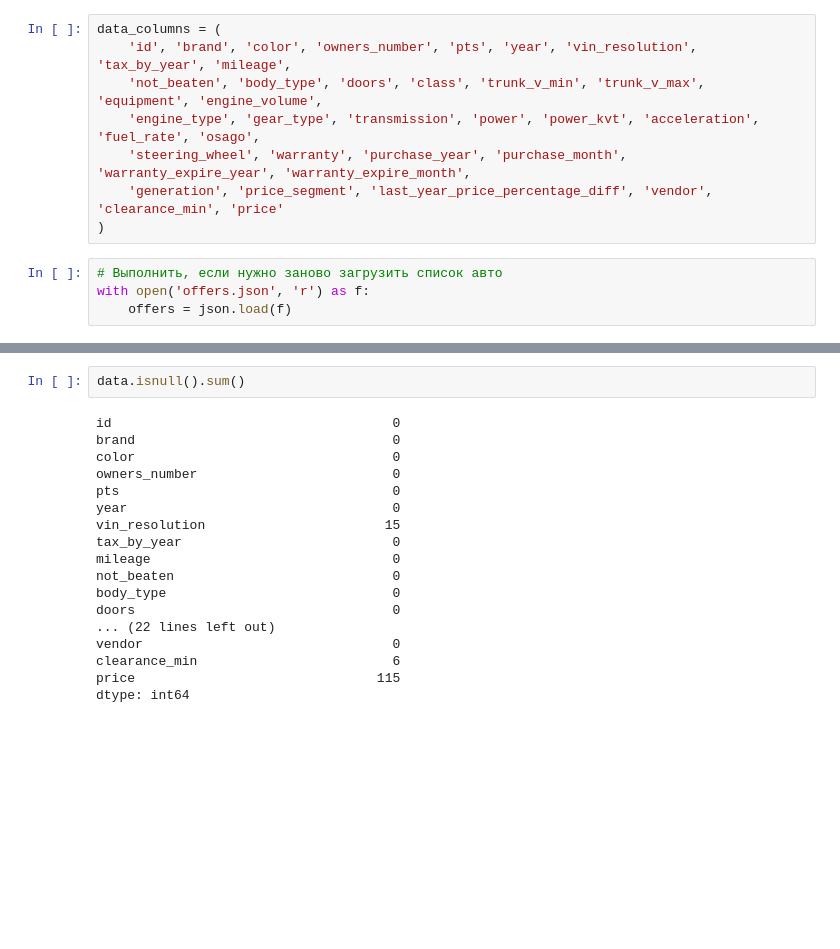
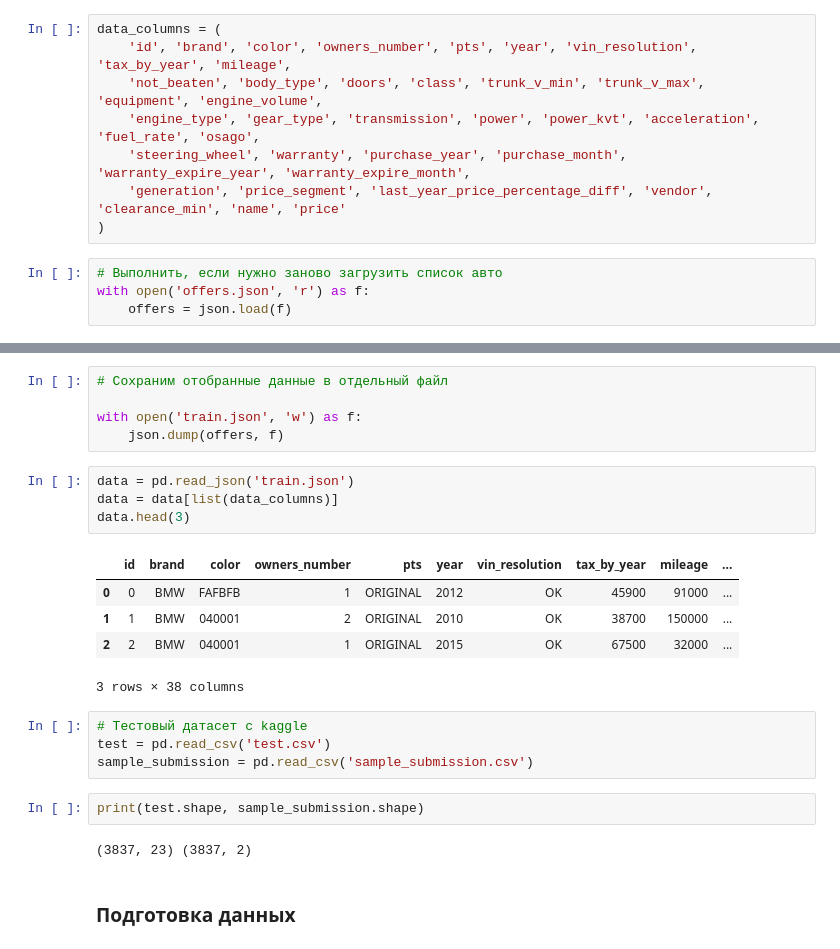
Before and after one commit to demade74/sf_rds_projects, a Jupyter notebook: CHOOSING_AUTO/main.ipynb, the cells around one changed output, grey strips where cells are left out. Saved outputs shown, nothing was run; the diff lists cells and outputs as text; blank space fills up the shorter version.

```diff
--- a/CHOOSING_AUTO/main.ipynb
+++ b/CHOOSING_AUTO/main.ipynb
@@ -63,7 +86,7 @@ data_columns = (
     'not_beaten', 'body_type', 'doors', 'class', 'trunk_v_min', 'trunk_v_max', 'equipment', 'engine_volume',
     'engine_type', 'gear_type', 'transmission', 'power', 'power_kvt', 'acceleration', 'fuel_rate', 'osago',
     'steering_wheel', 'warranty', 'purchase_year', 'purchase_month', 'warranty_expire_year', 'warranty_expire_month',
-    'generation', 'price_segment', 'last_year_price_percentage_diff', 'vendor', 'clearance_min', 'price'
+    'generation', 'price_segment', 'last_year_price_percentage_diff', 'vendor', 'clearance_min', 'name', 'price'
 )
 # %%
 # Выполнить, если нужно заново загрузить список авто
@@ -176,20 +165,25 @@ data.head(10)
-# %%
-data.isnull().sum()
-# %% [output]
-id                                    0
-brand                                 0
-color                                 0
-owners_number                         0
-pts                                   0
-year                                  0
-vin_resolution                       15
-tax_by_year                           0
-mileage                               0
-not_beaten                            0
-body_type                             0
-doors                                 0
-... (22 lines left out)
-vendor                                0
-clearance_min                         6
-price                               115
-dtype: int64
+# %%
+# Сохраним отобранные данные в отдельный файл
+
+with open('train.json', 'w') as f:
+    json.dump(offers, f)
+# %%
+data = pd.read_json('train.json')
+data = data[list(data_columns)]
+data.head(3)
+# %% [output]
+|  | id | brand | color | owners_number | pts | year | vin_resolution | tax_by_year | mileage | ... |
+| 0 | 0 | BMW | FAFBFB | 1 | ORIGINAL | 2012 | OK | 45900 | 91000 | ... |
+| 1 | 1 | BMW | 040001 | 2 | ORIGINAL | 2010 | OK | 38700 | 150000 | ... |
+| 2 | 2 | BMW | 040001 | 1 | ORIGINAL | 2015 | OK | 67500 | 32000 | ... |
+3 rows × 38 columns
+# %%
+# Тестовый датасет с kaggle
+test = pd.read_csv('test.csv')
+sample_submission = pd.read_csv('sample_submission.csv')
+# %%
+print(test.shape, sample_submission.shape)
+# %% [output]
+(3837, 23) (3837, 2)
+# %% [markdown]
+### Подготовка данных
```
Also changed, not shown: parts of 45 cells of this notebook, 5 other files.
